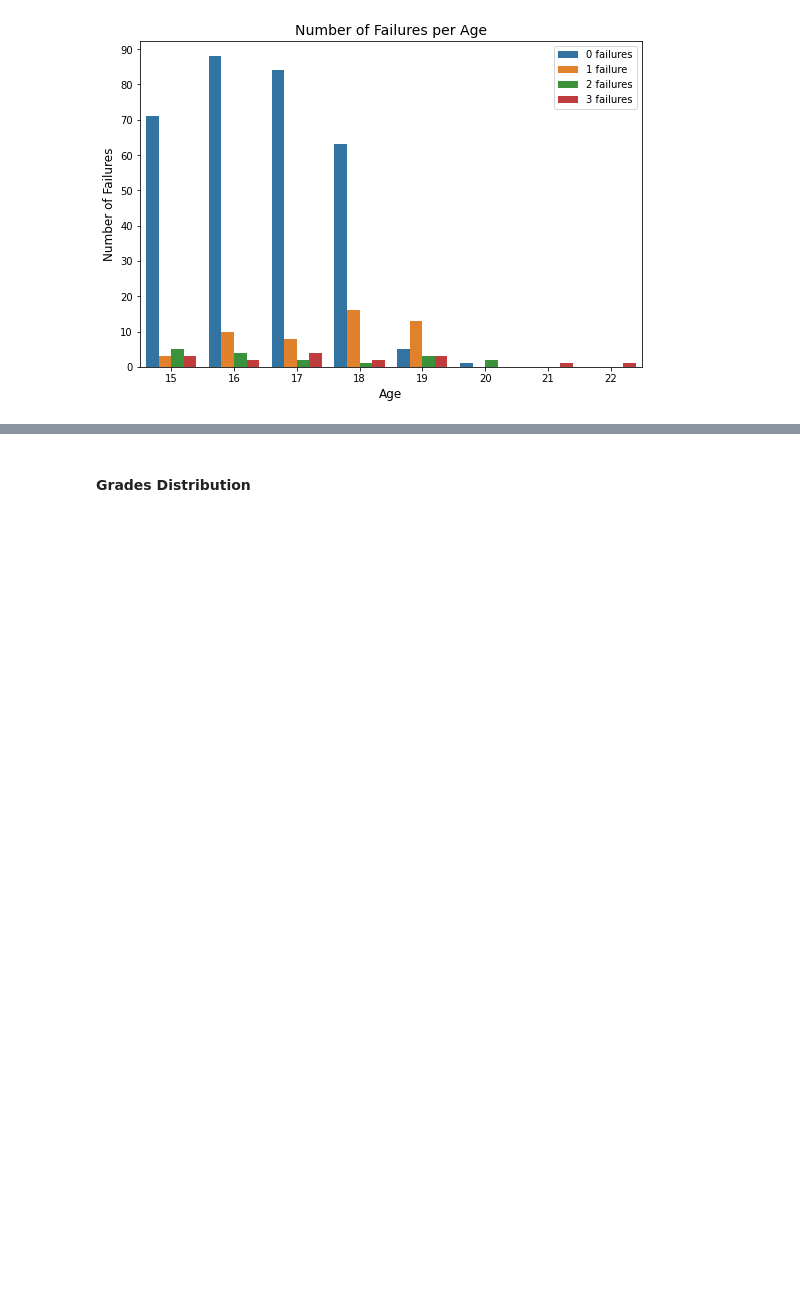
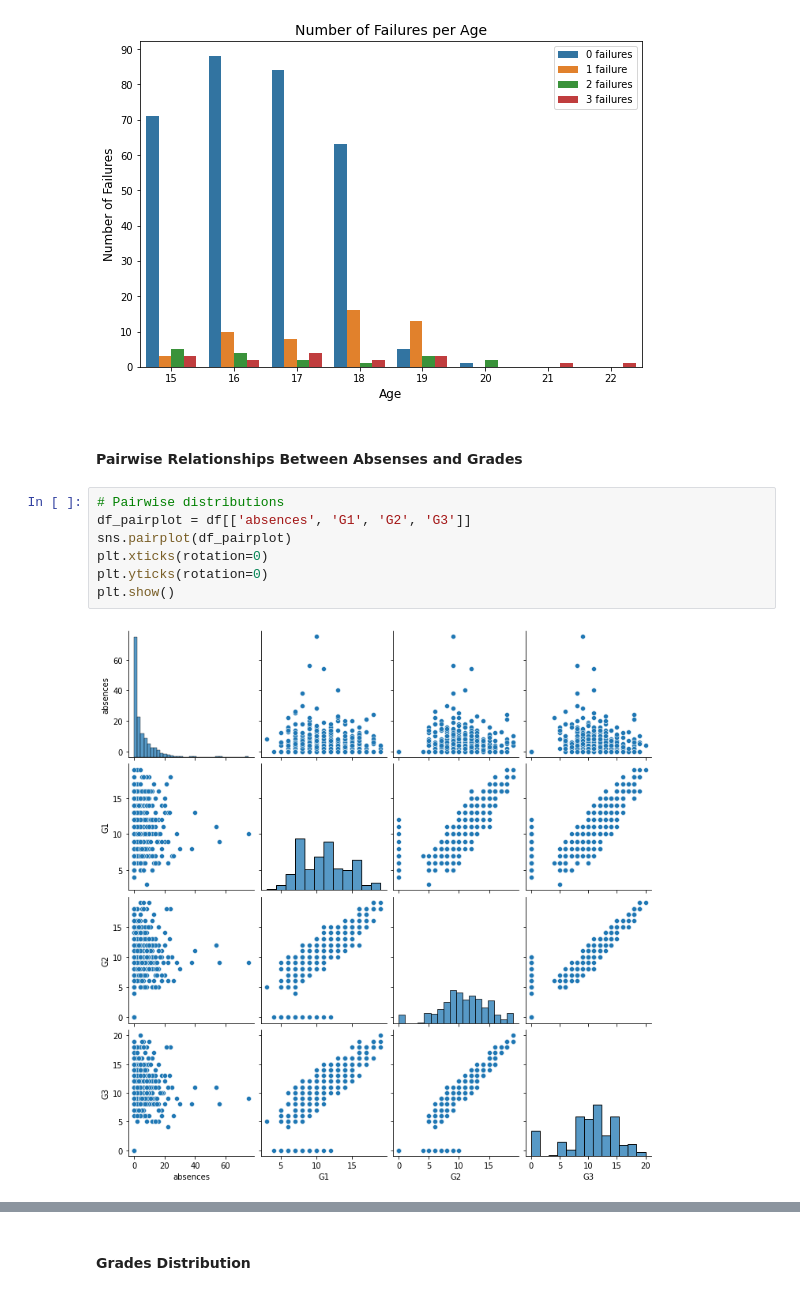
Before and after one commit to MarkLee7925/Student-Grade-Regression, a Jupyter notebook: Math/Student_Grade_Regression_Math.ipynb, the cells around one changed output, grey strips where cells are left out. Saved outputs shown, nothing was run; the diff lists cells and outputs as text; blank space fills up the shorter version.

```diff
--- a/Math/Student_Grade_Regression_Math.ipynb
+++ b/Math/Student_Grade_Regression_Math.ipynb
@@ -193,3 +193,14 @@ plt.legend(labels=failure_labels, loc='upper right')
 plt.show()
 # %% [output]
 [figure]
+# %% [markdown]
+#### Pairwise Relationships Between Absenses and Grades
+# %%
+# Pairwise distributions
+df_pairplot = df[['absences', 'G1', 'G2', 'G3']]
+sns.pairplot(df_pairplot)
+plt.xticks(rotation=0)
+plt.yticks(rotation=0)
+plt.show()
+# %% [output]
+[figure, added]
```
Also changed, not shown: parts of 6 cells of this notebook.
